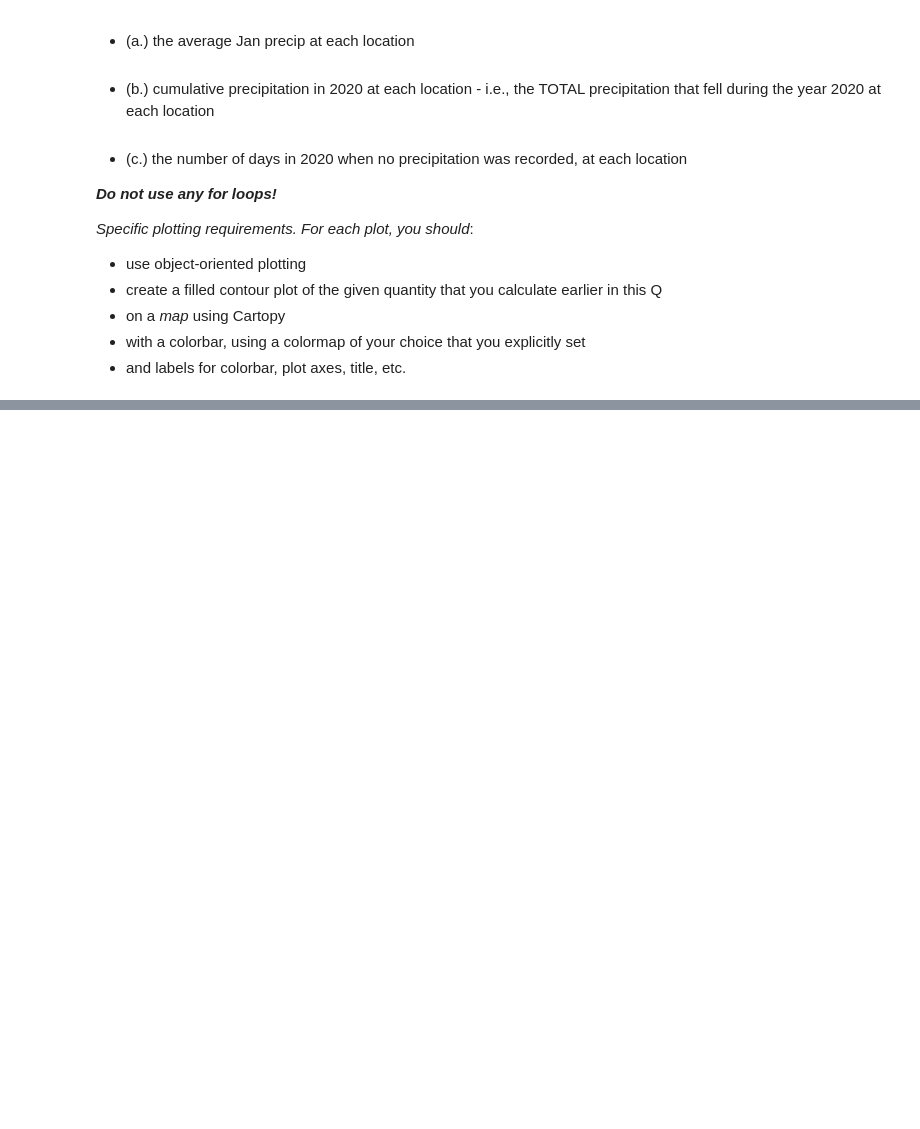
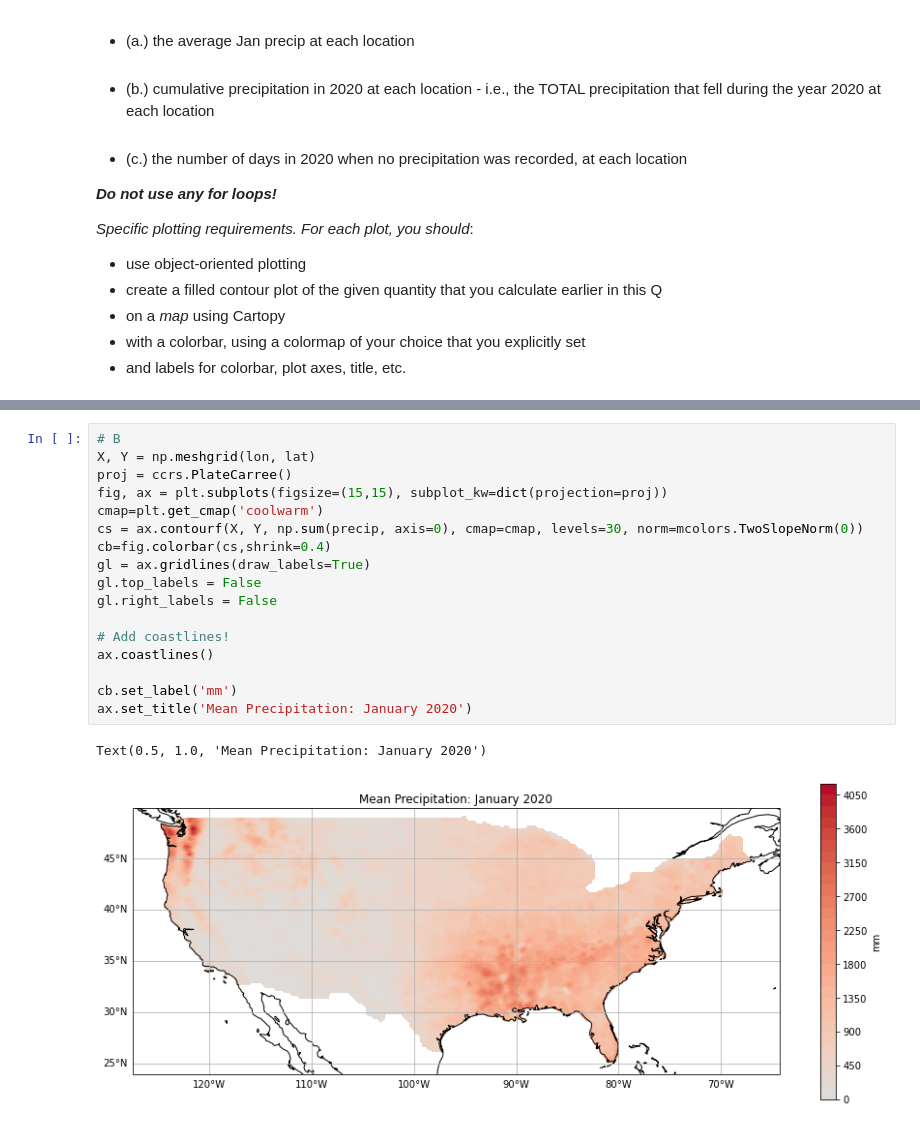
Before and after one commit to bjwhite-fnal/jupyter-notes-docker, a Jupyter notebook: uiuc_jupyter/uiuc_notebooks/Assignment5_Students.ipynb, the cells around one changed output, grey strips where cells are left out. Cells and saved outputs as stored; diff of their text form; blank space fills up the shorter version.

Commit message:
Finish a plot.

```diff
--- a/uiuc_jupyter/uiuc_notebooks/Assignment5_Students.ipynb
+++ b/uiuc_jupyter/uiuc_notebooks/Assignment5_Students.ipynb
@@ -173,0 +182,20 @@ Masked precip:
+# %%
+# B
+X, Y = np.meshgrid(lon, lat)
+proj = ccrs.PlateCarree()
+fig, ax = plt.subplots(figsize=(15,15), subplot_kw=dict(projection=proj))
+cmap=plt.get_cmap('coolwarm')
+cs = ax.contourf(X, Y, np.sum(precip, axis=0), cmap=cmap, levels=30, norm=mcolors.TwoSlopeNorm(0))
+cb=fig.colorbar(cs,shrink=0.4)
+gl = ax.gridlines(draw_labels=True)
+gl.top_labels = False
+gl.right_labels = False
+
+# Add coastlines!
+ax.coastlines()
+
+cb.set_label('mm')
+ax.set_title('Mean Precipitation: January 2020')
+# %% [output]
+Text(0.5, 1.0, 'Mean Precipitation: January 2020')
+[figure, added]
```
Also changed, not shown: parts of 8 cells of this notebook.
